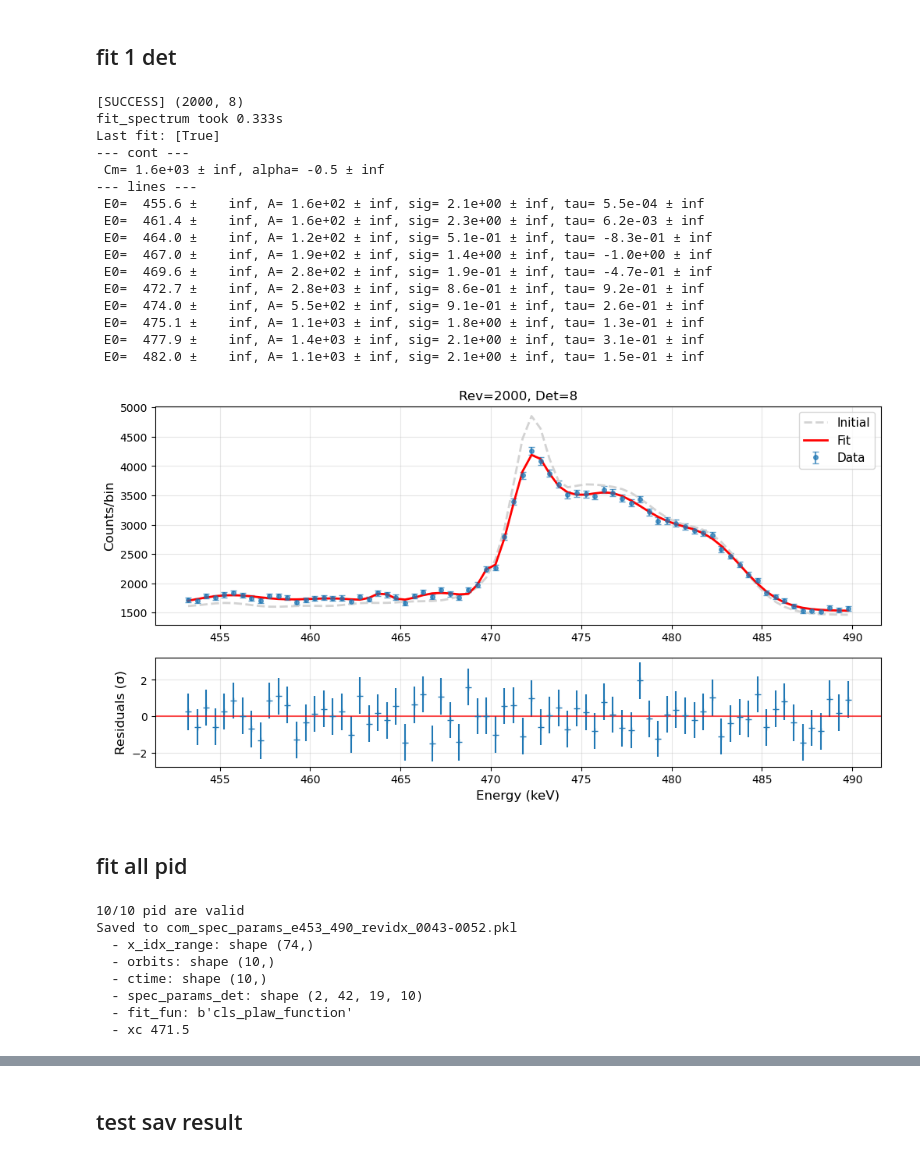
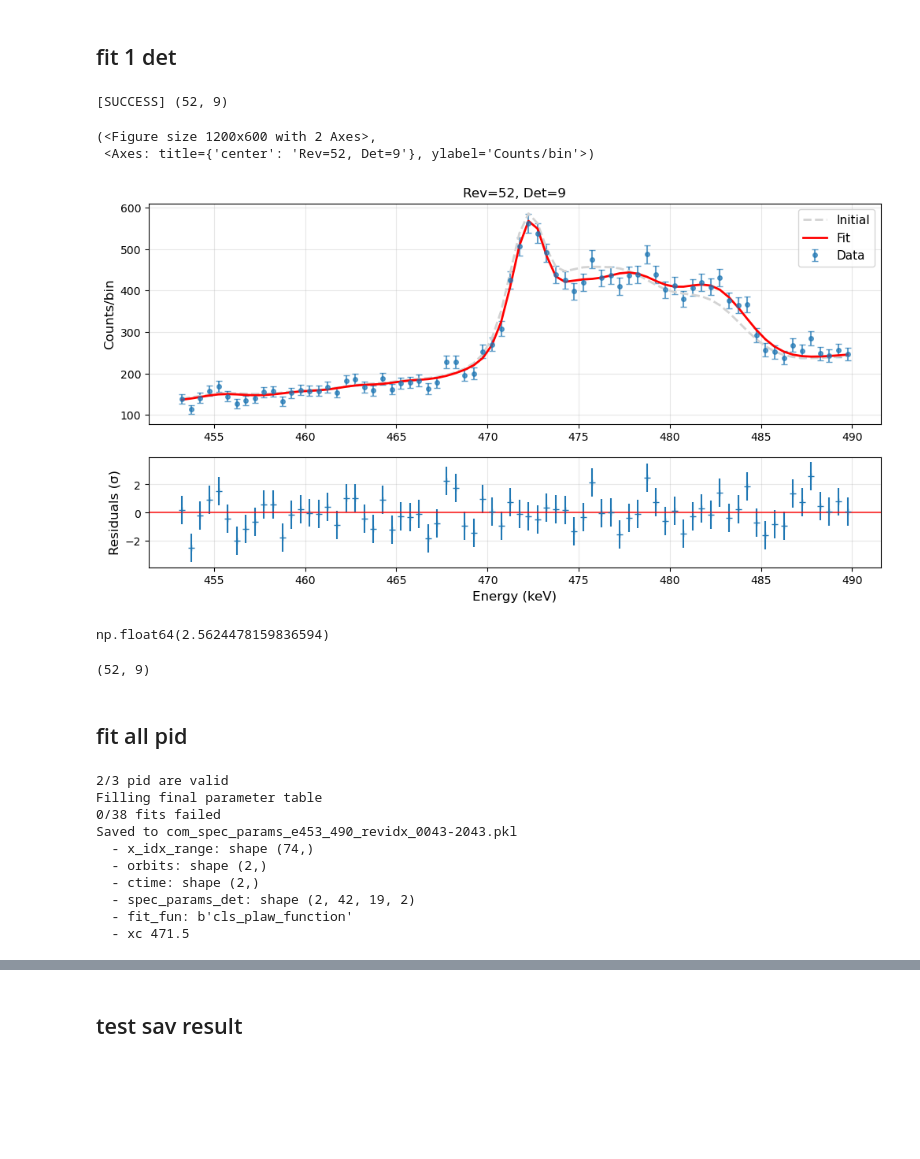
Before and after one commit to tristanbouchet/spibackground, a Jupyter notebook: fit_bkg.ipynb, the cells around one changed output, grey strips where cells are left out. Drawn from its saved outputs; the diff is of its cells as text; code cells hidden in the pictures; blank space fills up the shorter version.

```diff
--- a/fit_bkg.ipynb
+++ b/fit_bkg.ipynb
@@ -129,54 +130,71 @@ Successful fits: 19
 # %% [markdown]
 ## fit 1 det
 # %%
-pid = 2000
-det = 8
+pid = 52
+det = 9
 e_fit_min, e_fit_max = 453, 490
 init_params= np.load('fit_par_PSD_453_490keV.npy')
 # fix tau to 0 if negative
 # init_params= [0 if (i-2)%4==3 and init_params[i]<0 else init_params[i] for i in range(len(init_params))]
 init_params= None
 
 spectrum = Spectrum(rawspec_sav_path='/Users/tbastro/SPI_analysis/BACKGROUND/RAW_SPEC/')
+spectrum.import_sav(pid)
 fitter = SpectrumFitter(spectrum,
     init_param_dir='/Users/tbastro/SPI_analysis/BACKGROUND/init_files',
     e_fit_min=e_fit_min, e_fit_max=e_fit_max,
 )
-# results_all_dets = fitter.fit_spectrum(pid, det, verbose=True, method='least_squares',maxfev=10000, init_params=init_params, with_bounds=False)
-results_all_dets = fitter.fit_spectrum(pid, det, verbose=True, method='scipy',maxfev=50000, init_params=init_params, with_bounds=False)
+results_all_dets = fitter.fit_spectrum(pid, det, verbose=True, method='least_squares',maxfev=10000, init_params=init_params, with_bounds=False)
+# results_all_dets = fitter.fit_spectrum(pid, det, verbose=True, method='scipy',maxfev=50000, init_params=init_params, with_bounds=False)
 fitter.plot_fit(pid, det, show_initial=True, plot_lines=False, show_res=True)
-print(fitter)
+# print(fitter)
 # %% [output]
-[SUCCESS] (2000, 8)
-fit_spectrum took 0.333s
-Last fit: [True]
---- cont ---
- Cm= 1.6e+03 ± inf, alpha= -0.5 ± inf
---- lines ---
- E0=  455.6 ±    inf, A= 1.6e+02 ± inf, sig= 2.1e+00 ± inf, tau= 5.5e-04 ± inf
- E0=  461.4 ±    inf, A= 1.6e+02 ± inf, sig= 2.3e+00 ± inf, tau= 6.2e-03 ± inf
- E0=  464.0 ±    inf, A= 1.2e+02 ± inf, sig= 5.1e-01 ± inf, tau= -8.3e-01 ± inf
- E0=  467.0 ±    inf, A= 1.9e+02 ± inf, sig= 1.4e+00 ± inf, tau= -1.0e+00 ± inf
- E0=  469.6 ±    inf, A= 2.8e+02 ± inf, sig= 1.9e-01 ± inf, tau= -4.7e-01 ± inf
- E0=  472.7 ±    inf, A= 2.8e+03 ± inf, sig= 8.6e-01 ± inf, tau= 9.2e-01 ± inf
- E0=  474.0 ±    inf, A= 5.5e+02 ± inf, sig= 9.1e-01 ± inf, tau= 2.6e-01 ± inf
- E0=  475.1 ±    inf, A= 1.1e+03 ± inf, sig= 1.8e+00 ± inf, tau= 1.3e-01 ± inf
- E0=  477.9 ±    inf, A= 1.4e+03 ± inf, sig= 2.1e+00 ± inf, tau= 3.1e-01 ± inf
- E0=  482.0 ±    inf, A= 1.1e+03 ± inf, sig= 2.1e+00 ± inf, tau= 1.5e-01 ± inf
+[SUCCESS] (52, 9)
+(<Figure size 1200x600 with 2 Axes>,
+ <Axes: title={'center': 'Rev=52, Det=9'}, ylabel='Counts/bin'>)
-[figure, old version]
+[figure, new version]
+# %%
+chi2=np.sum(fitter.last_result.fun**2)
+
+e_mid=fitter.spectrum.e_mid
+mask = fitter._get_energy_mask(e_mid)
+ndata=len(e_mid[mask])
+npar=fitter.model.n_par
+dof=ndata-npar
+chi2/dof
+# %% [output]
+np.float64(2.5624478159836594)
+# %%
+for keys in fitter.fit_results.keys():
+    s=fitter.fit_results[keys]['success']
+    if not s:
+        print(keys)
+# %% [output]
+(52, 9)
 # %% [markdown]
 ## fit all pid
 # %%
-pid_list = np.arange(43, 53)
+
+pid_list = np.arange(43, 2800, 1000)
+e_fit_min, e_fit_max = 453, 490
+
+spectrum = Spectrum(rawspec_sav_path='/Users/tbastro/SPI_analysis/BACKGROUND/RAW_SPEC/')
+fitter = SpectrumFitter(
+    spectrum,
+    init_param_dir='/Users/tbastro/SPI_analysis/BACKGROUND/init_files',
+    e_fit_min=e_fit_min, e_fit_max=e_fit_max,
+)
 # pid_list = [20,43] #[43, 1000, 2000]  # Example with multiple pids
 all_results = fitter.fit_all_pids(pid_list, verbose=False, method='scipy',maxfev=50000, init_params=None,
                                   with_bounds=False , save_to_file=True)
 # %% [output]
-10/10 pid are valid
-Saved to com_spec_params_e453_490_revidx_0043-0052.pkl
+2/3 pid are valid
+Filling final parameter table
+0/38 fits failed
+Saved to com_spec_params_e453_490_revidx_0043-2043.pkl
   - x_idx_range: shape (74,)
-  - orbits: shape (10,)
-  - ctime: shape (10,)
-  - spec_params_det: shape (2, 42, 19, 10)
+  - orbits: shape (2,)
+  - ctime: shape (2,)
+  - spec_params_det: shape (2, 42, 19, 2)
   - fit_fun: b'cls_plaw_function'
   - xc 471.5
```
Also changed, not shown: parts of 5 cells of this notebook, 3 other files.
